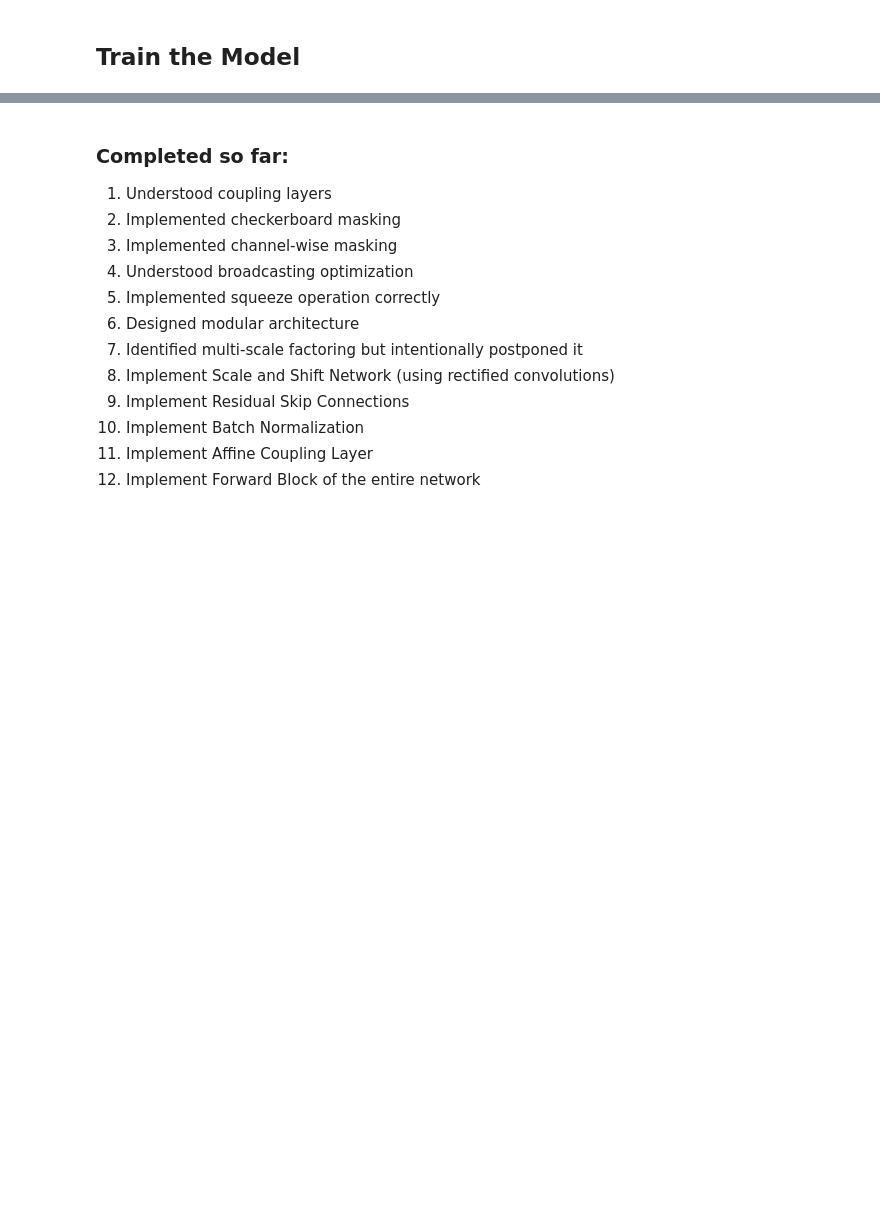
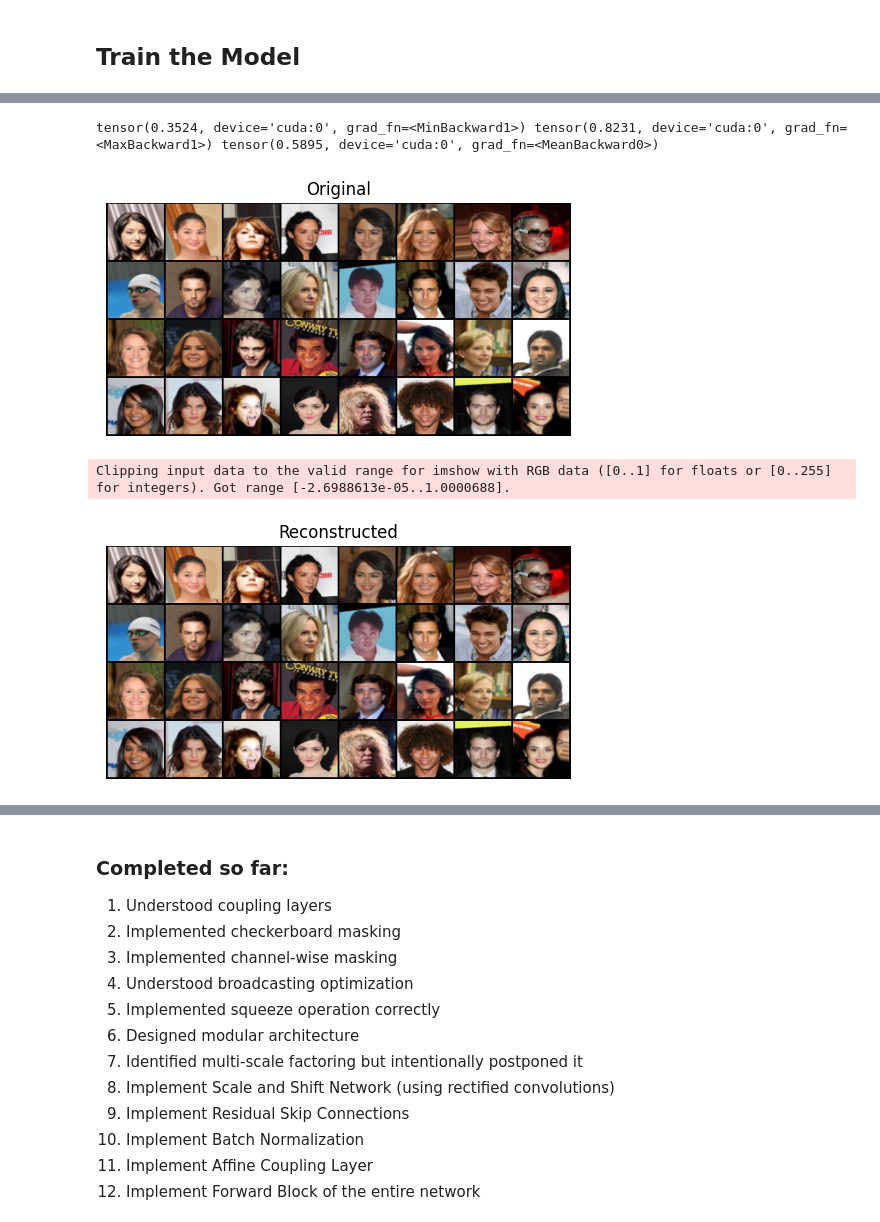
Before and after one commit to Himanshu7921/generative-architectures-lab, a Jupyter notebook: 04_Normalizing_flow_model/multi_scale_architecture_for_images.ipynb, the cells around one changed output, grey strips where cells are left out. Drawn from its saved outputs; the diff is of its cells as text; code cells hidden in the pictures; blank space fills up the shorter version.

Commit message:
Normalizing flow full end to end experiments and learning pipeline but it have some bugs, and i'll explore this Normalizing flow models later

```diff
--- a/04_Normalizing_flow_model/multi_scale_architecture_for_images.ipynb
+++ b/04_Normalizing_flow_model/multi_scale_architecture_for_images.ipynb
@@ -372,12 +477,15 @@ class ScaleAndShiftNetwork(nn.Module):
         self.out_channels = out_channels
         self.cnn_layer = nn.ModuleList([
             ResidualSkipConnections(Block(self.in_channels, self.out_channels))
+            # Block(self.in_channels, self.out_channels)
             for _ in range(n_layers)
         ])
         self.scale_layer = nn.Conv2d(in_channels = out_channels, out_channels = out_channels, kernel_size = 3, padding = 1, stride = 1)
         self.shift_layer = nn.Conv2d(in_channels = out_channels, out_channels = out_channels, kernel_size = 3, padding = 1, stride = 1)
         nn.init.zeros_(self.scale_layer.weight)
         nn.init.zeros_(self.scale_layer.bias)
+        nn.init.zeros_(self.shift_layer.weight)
+        nn.init.zeros_(self.shift_layer.bias)
 
     def forward(self, x: torch.Tensor):
         for layer in self.cnn_layer:
@@ -1180,0 +1608,4 @@ Training on device = [cuda]
+# %%
+images = images.to(device, non_blocking=True)
+z, log_J = model(images[:1])
+z.shape, log_J.shape, log_pz(z).flatten(1).sum(dim=1)
@@ -1180,0 +1675,61 @@ Training on device = [cuda]
+# %%
+z, _ = model(images)
+z_dim = z.shape[-1]
+z = torch.randn(64, z_dim).to(device)
+x = model.inverse(z)
+x = torch.sigmoid(x)
+
+print(x.min(), x.max(), x.mean())
+# %% [output]
+tensor(0.3524, device='cuda:0', grad_fn=<MinBackward1>) tensor(0.8231, device='cuda:0', grad_fn=<MaxBackward1>) tensor(0.5895, device='cuda:0', grad_fn=<MeanBackward0>)
+# %%
+def reconstruct_and_log_1(model, images, device):
+    model.eval()
+
+    with torch.no_grad():
+        images = images.to(device)[:64]  # take small batch
+
+        # forward
+        z, _ = model(images)
+
+        # inverse (reconstruction)
+        x_rec = model.inverse(z)
+
+        # undo logit transform (same as generation)
+        # x_rec = torch.sigmoid(x_rec)
+
+        # original also to [0,1] (if needed)
+        x_orig = images
+
+        # create grids
+        grid_orig = make_grid(x_orig, nrow=8)
+        grid_rec  = make_grid(x_rec, nrow=8)
+
+    model.train()
+
+    return grid_orig, grid_rec
+grid_orig, grid_rec = reconstruct_and_log_1(model, images, device)
+
+import matplotlib.pyplot as plt
+
+# convert BEFORE plotting
+grid_orig = grid_orig.permute(1, 2, 0).cpu().numpy()
+grid_rec  = grid_rec.permute(1, 2, 0).cpu().numpy()
+
+import matplotlib.pyplot as plt
+
+plt.figure(figsize=(6,6))
+plt.imshow(grid_orig)
+plt.title("Original")
+plt.axis('off')
+plt.show()
+
+plt.figure(figsize=(6,6))
+plt.imshow(grid_rec)
+plt.title("Reconstructed")
+plt.axis('off')
+plt.show()
+# %% [output]
+[figure, added]
+Clipping input data to the valid range for imshow with RGB data ([0..1] for floats or [0..255] for integers). Got range [-2.6988613e-05..1.0000688].
+[figure, added]
```
Also changed, not shown: parts of 21 cells of this notebook.
